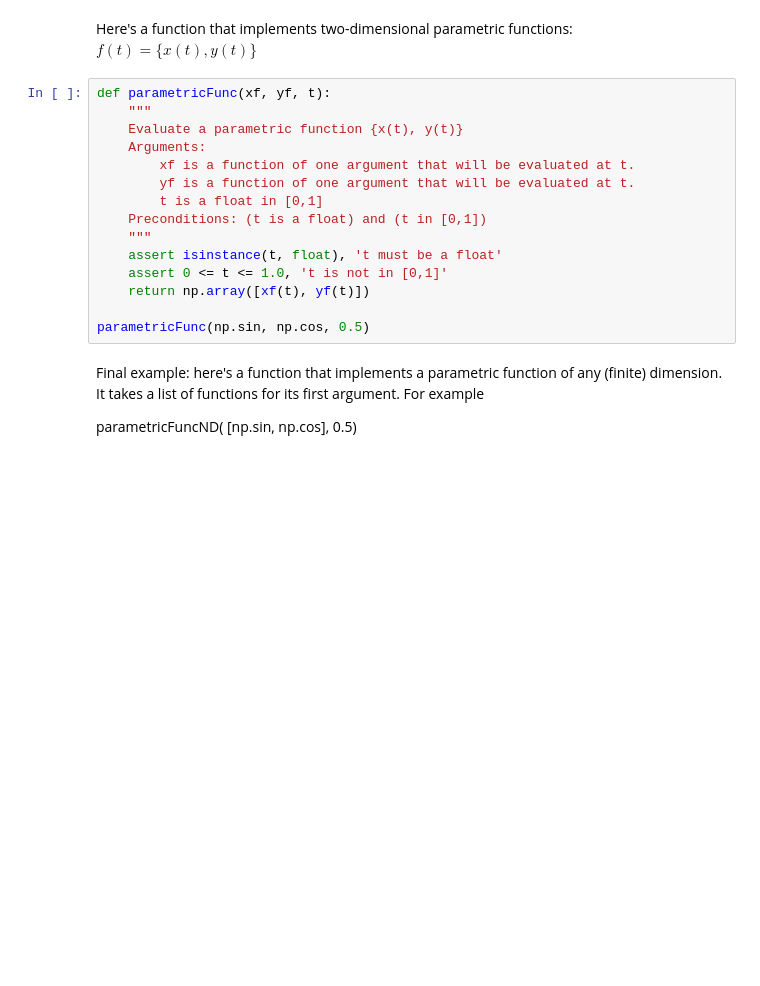
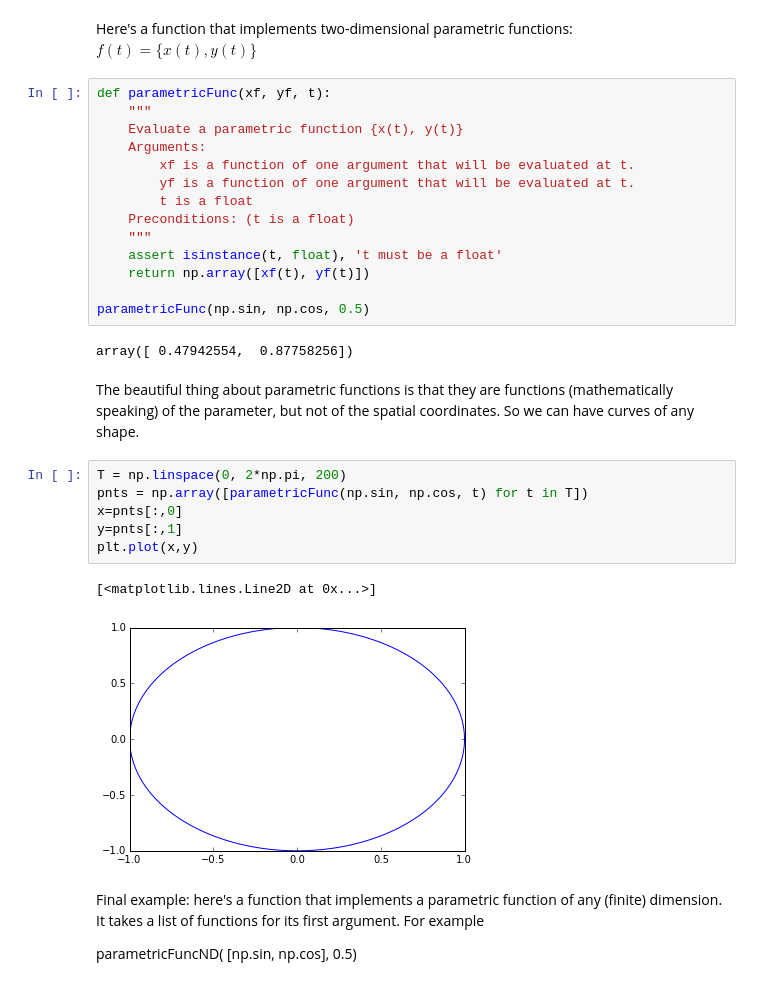
Before and after one commit to kialio/gsfcpyboot, a Jupyter notebook: Day_02/07_WhiteBoard_III/Programming by contract, and functions of functions.ipynb, the cells around one changed output. Drawn from its saved outputs; the diff is of its cells as text; blank space fills up the shorter version.

```diff
--- a/Day_02/07_WhiteBoard_III/Programming by contract, and functions of functions.ipynb
+++ b/Day_02/07_WhiteBoard_III/Programming by contract, and functions of functions.ipynb
@@ -209,14 +232,26 @@ def parametricFunc(xf, yf, t):
     Arguments:
         xf is a function of one argument that will be evaluated at t.
         yf is a function of one argument that will be evaluated at t.
-        t is a float in [0,1]
-    Preconditions: (t is a float) and (t in [0,1])
+        t is a float
+    Preconditions: (t is a float)
     """
     assert isinstance(t, float), 't must be a float'
-    assert 0 <= t <= 1.0, 't is not in [0,1]'
     return np.array([xf(t), yf(t)])
 
 parametricFunc(np.sin, np.cos, 0.5)
+# %% [output]
+array([ 0.47942554,  0.87758256])
+# %% [markdown]
+The beautiful thing about parametric functions is that they are functions (mathematically speaking) of the parameter, but not of the spatial coordinates. So we can have curves of any shape.
+# %%
+T = np.linspace(0, 2*np.pi, 200)
+pnts = np.array([parametricFunc(np.sin, np.cos, t) for t in T])
+x=pnts[:,0]
+y=pnts[:,1]
+plt.plot(x,y)
+# %% [output]
+[<matplotlib.lines.Line2D at 0x...>]
+[figure, added]
 # %% [markdown]
 Final example: here's a function that implements a parametric function of any (finite) dimension. It takes a list of functions for its first argument. For example
 
```
Also changed, not shown: parts of 44 cells of this notebook.
